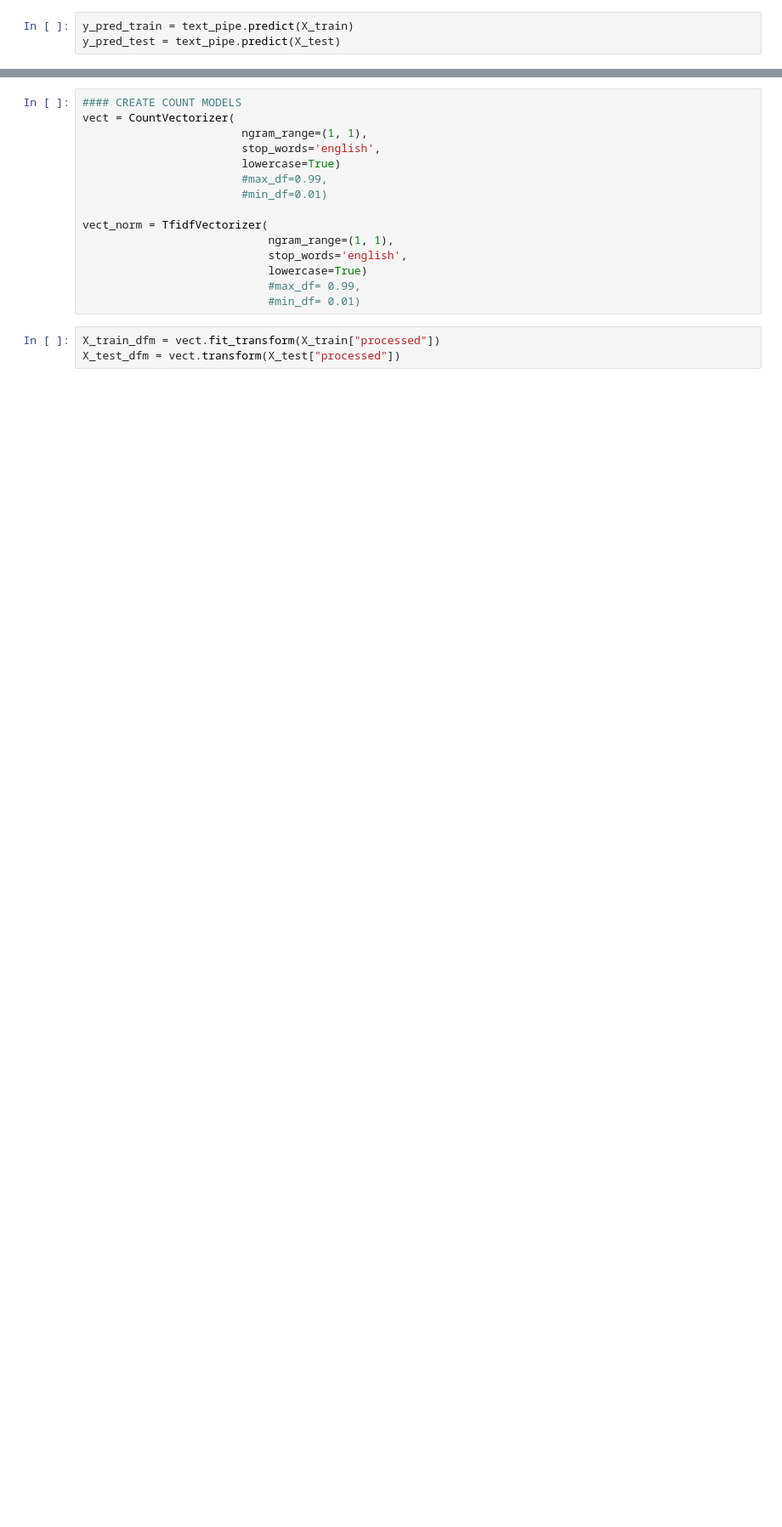
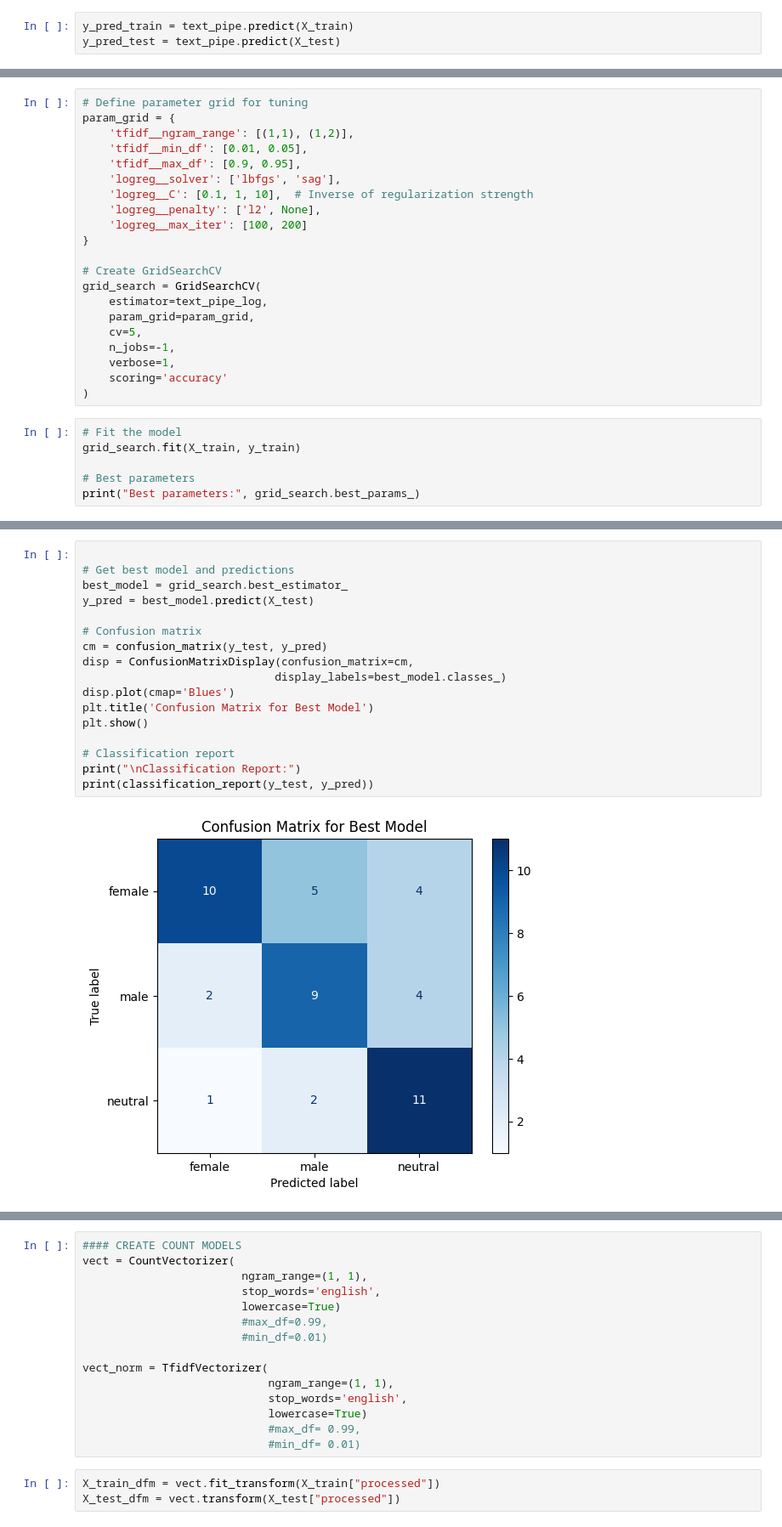
Before and after one commit to aleksandrajaremko/PP422-group-project, a Jupyter notebook: workbook_gender_from_text_aj.ipynb, the cells around one changed output, grey strips where cells are left out. Shown: that part at 85% size. Drawn from its saved outputs; the diff is of its cells as text; blank space fills up the shorter version.

```diff
--- a/workbook_gender_from_text_aj.ipynb
+++ b/workbook_gender_from_text_aj.ipynb
@@ -364,0 +473,27 @@ weighted avg       0.66      0.67      0.66        24
+# %%
+# Define parameter grid for tuning
+param_grid = {
+    'tfidf__ngram_range': [(1,1), (1,2)],
+    'tfidf__min_df': [0.01, 0.05],
+    'tfidf__max_df': [0.9, 0.95],
+    'logreg__solver': ['lbfgs', 'sag'],
+    'logreg__C': [0.1, 1, 10],  # Inverse of regularization strength
+    'logreg__penalty': ['l2', None],
+    'logreg__max_iter': [100, 200]
+}
+
+# Create GridSearchCV
+grid_search = GridSearchCV(
+    estimator=text_pipe_log,
+    param_grid=param_grid,
+    cv=5,
+    n_jobs=-1,
+    verbose=1,
+    scoring='accuracy'
+)
+# %%
+# Fit the model
+grid_search.fit(X_train, y_train)
+
+# Best parameters
+print("Best parameters:", grid_search.best_params_)
@@ -364,0 +503,19 @@ weighted avg       0.66      0.67      0.66        24
+# %%
+
+# Get best model and predictions
+best_model = grid_search.best_estimator_
+y_pred = best_model.predict(X_test)
+
+# Confusion matrix
+cm = confusion_matrix(y_test, y_pred)
+disp = ConfusionMatrixDisplay(confusion_matrix=cm,
+                             display_labels=best_model.classes_)
+disp.plot(cmap='Blues')
+plt.title('Confusion Matrix for Best Model')
+plt.show()
+
+# Classification report
+print("\nClassification Report:")
+print(classification_report(y_test, y_pred))
+# %% [output]
+[figure, added]
```
Also changed, not shown: parts of 23 cells of this notebook, 1 other file.
